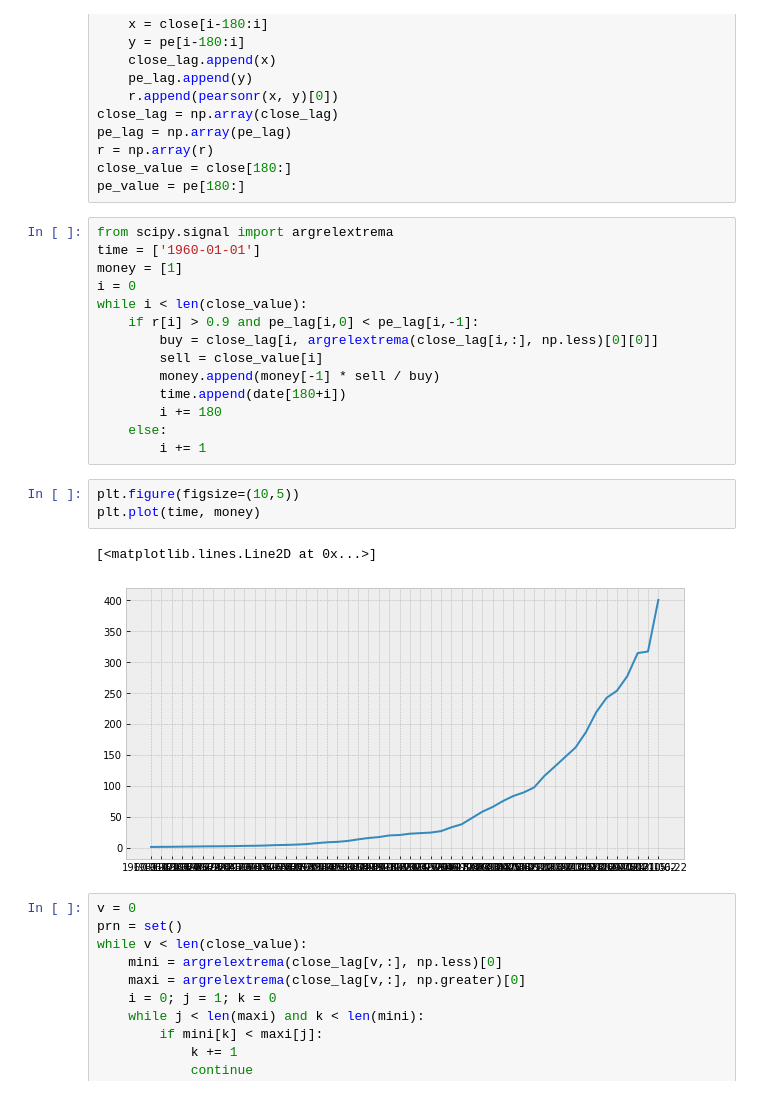
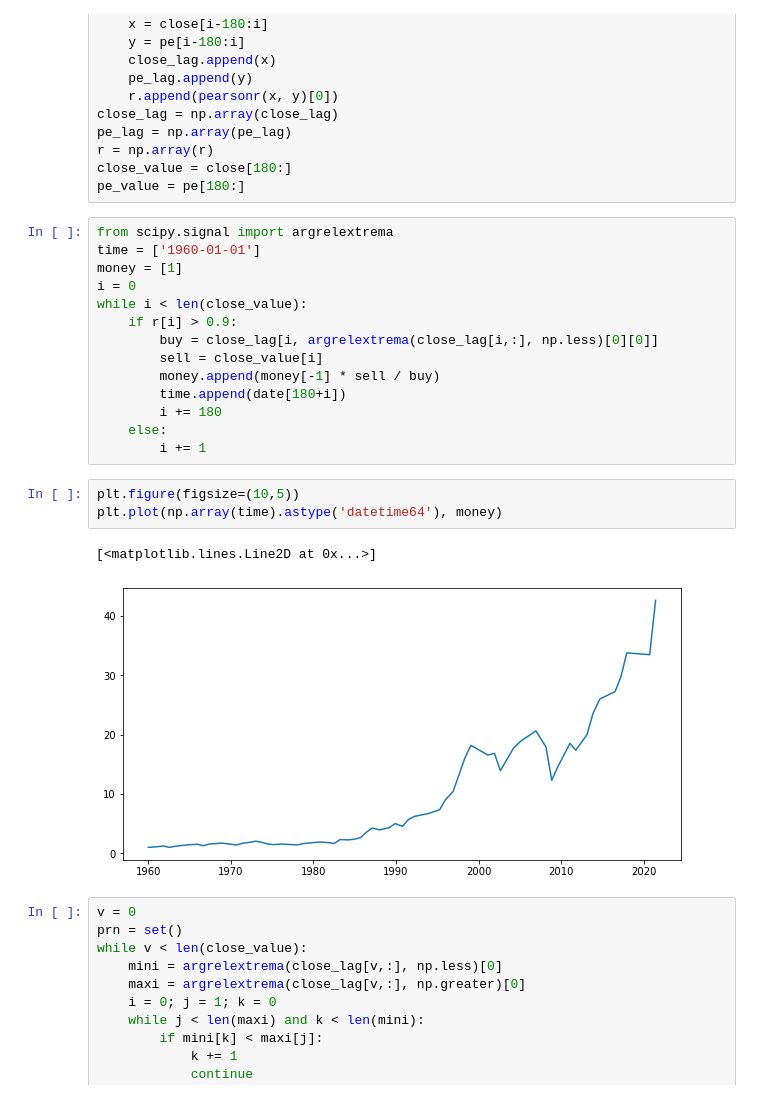
Before and after one commit to shivambang/Neural-Networks, a Jupyter notebook: CNN+RNN/crnn.ipynb, the cells around one changed output. Cells and saved outputs as stored; diff of their text form.

```diff
--- a/CNN+RNN/crnn.ipynb
+++ b/CNN+RNN/crnn.ipynb
@@ -56,7 +56,7 @@ time = ['1960-01-01']
 money = [1]
 i = 0
 while i < len(close_value):
-    if r[i] > 0.9 and pe_lag[i,0] < pe_lag[i,-1]:
+    if r[i] > 0.9:
         buy = close_lag[i, argrelextrema(close_lag[i,:], np.less)[0][0]]
         sell = close_value[i]
         money.append(money[-1] * sell / buy)
@@ -66,10 +66,10 @@ while i < len(close_value):
         i += 1
 # %%
 plt.figure(figsize=(10,5))
-plt.plot(time, money)
+plt.plot(np.array(time).astype('datetime64'), money)
 # %% [output]
 [<matplotlib.lines.Line2D at 0x...>]
-[figure, old version]
+[figure, new version]
 # %%
 v = 0
 prn = set()
```
Also changed, not shown: parts of 44 cells of this notebook.
